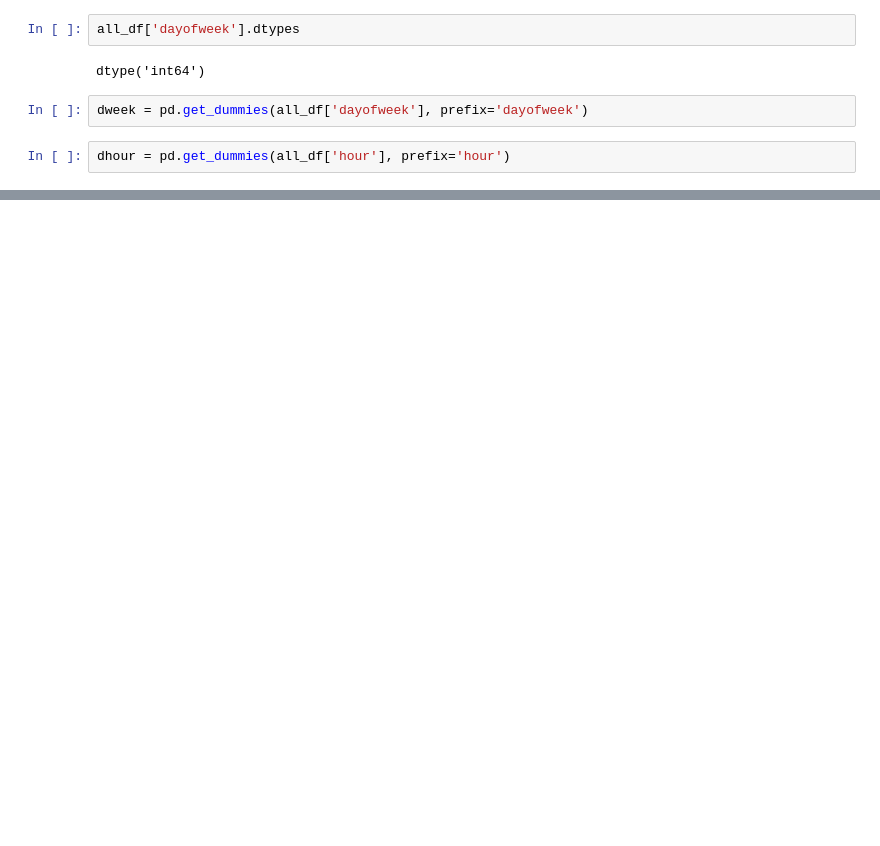
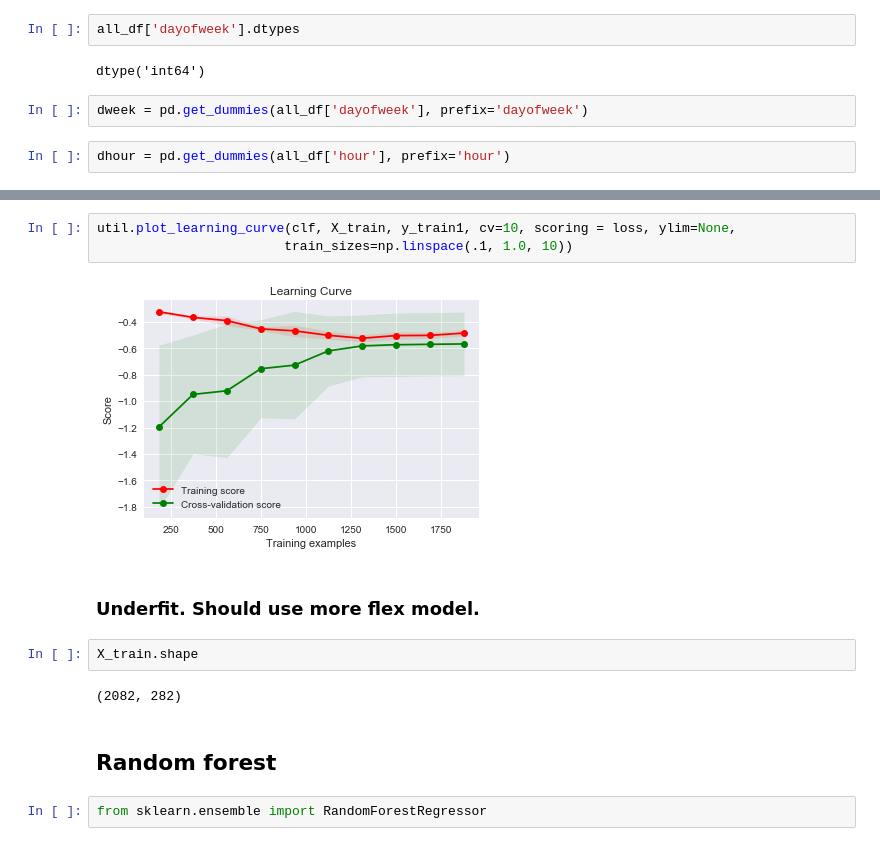
Before and after one commit to Gan-Jiang/KDD-CUP-2017, a Jupyter notebook: model_2_0.ipynb, the cells around one changed output, grey strips where cells are left out. Cells and saved outputs as stored; diff of their text form; blank space fills up the shorter version.

```diff
--- a/model_2_0.ipynb
+++ b/model_2_0.ipynb
@@ -136,0 +163,15 @@ Name: B1_1, dtype: float64
+# %%
+util.plot_learning_curve(clf, X_train, y_train1, cv=10, scoring = loss, ylim=None,
+                        train_sizes=np.linspace(.1, 1.0, 10))
+# %% [output]
+[figure, added]
+# %% [markdown]
+### Underfit. Should use more flex model.
+# %%
+X_train.shape
+# %% [output]
+(2082, 282)
+# %% [markdown]
+## Random forest
+# %%
+from sklearn.ensemble import RandomForestRegressor
```
Also changed, not shown: parts of 33 cells of this notebook, 1 other file.
